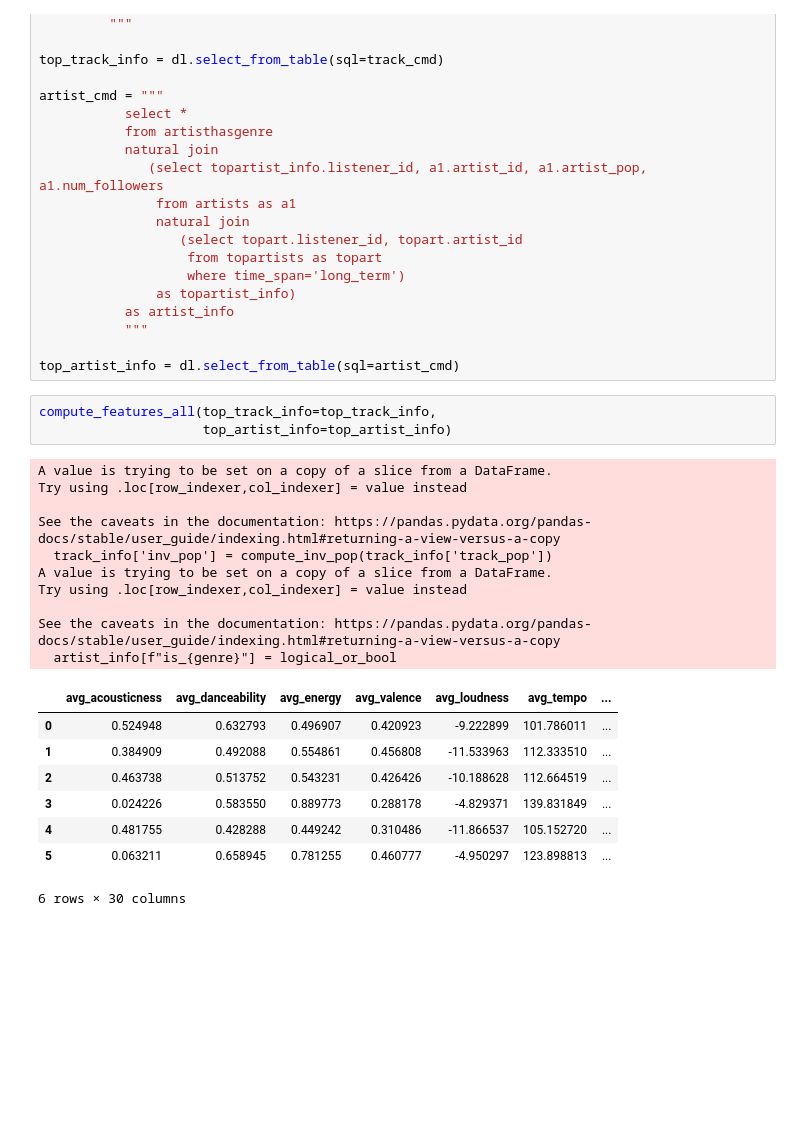
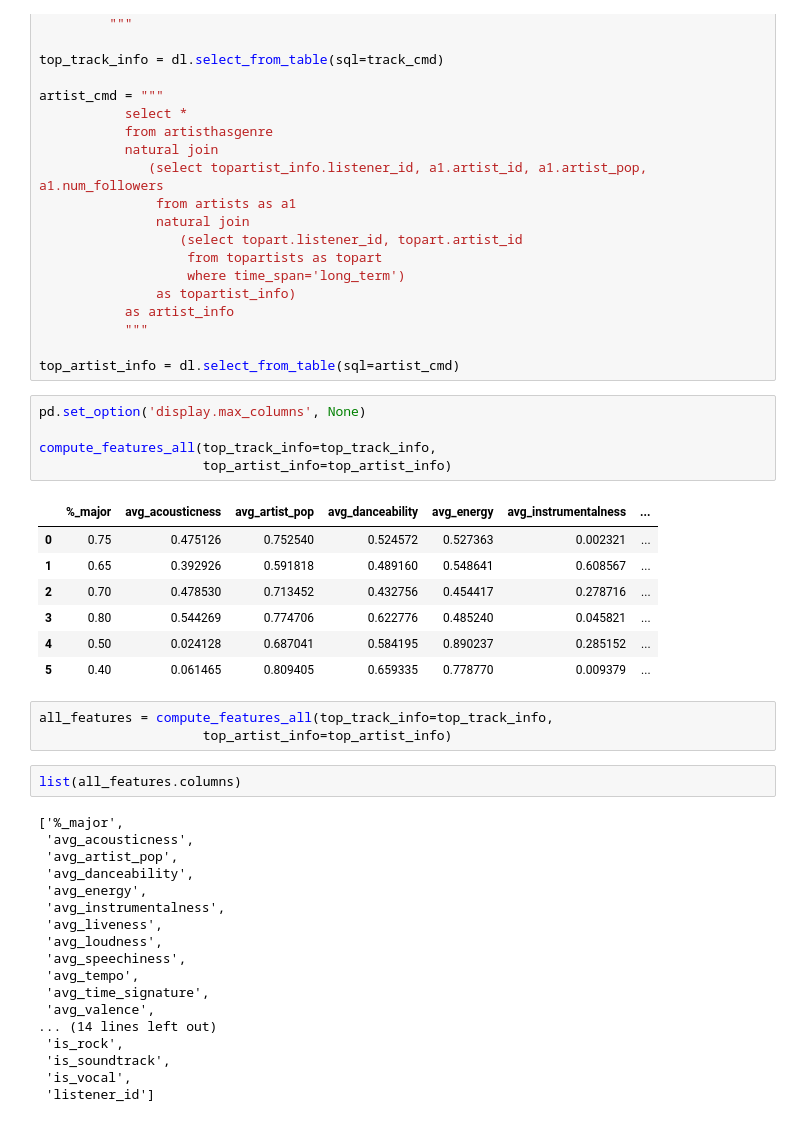
Before and after one commit to CS-316-Group/Project, a Jupyter notebook: notebooks/Music Taste Features.ipynb, the cells around one changed output. Drawn from its saved outputs; the diff is of its cells as text; blank space fills up the shorter version.

```diff
--- a/notebooks/Music Taste Features.ipynb
+++ b/notebooks/Music Taste Features.ipynb
@@ -159,25 +159,39 @@ artist_cmd = """
            """
 
 top_artist_info = dl.select_from_table(sql=artist_cmd)
+# %%
+pd.set_option('display.max_columns', None)
+
+compute_features_all(top_track_info=top_track_info,
+                     top_artist_info=top_artist_info)
+# %% [output]
+|  | %_major | avg_acousticness | avg_artist_pop | avg_danceability | avg_energy | avg_instrumentalness | ... |
+| 0 | 0.75 | 0.475126 | 0.752540 | 0.524572 | 0.527363 | 0.002321 | ... |
+| 1 | 0.65 | 0.392926 | 0.591818 | 0.489160 | 0.548641 | 0.608567 | ... |
+| 2 | 0.70 | 0.478530 | 0.713452 | 0.432756 | 0.454417 | 0.278716 | ... |
+| 3 | 0.80 | 0.544269 | 0.774706 | 0.622776 | 0.485240 | 0.045821 | ... |
+| 4 | 0.50 | 0.024128 | 0.687041 | 0.584195 | 0.890237 | 0.285152 | ... |
+| 5 | 0.40 | 0.061465 | 0.809405 | 0.659335 | 0.778770 | 0.009379 | ... |
 # %%
-compute_features_all(top_track_info=top_track_info,
+all_features = compute_features_all(top_track_info=top_track_info,
                      top_artist_info=top_artist_info)
-# %% [output]
-A value is trying to be set on a copy of a slice from a DataFrame.
-Try using .loc[row_indexer,col_indexer] = value instead
-
-See the caveats in the documentation: https://pandas.pydata.org/pandas-docs/stable/user_guide/indexing.html#returning-a-view-versus-a-copy
-  track_info['inv_pop'] = compute_inv_pop(track_info['track_pop'])
-A value is trying to be set on a copy of a slice from a DataFrame.
-Try using .loc[row_indexer,col_indexer] = value instead
-
-See the caveats in the documentation: https://pandas.pydata.org/pandas-docs/stable/user_guide/indexing.html#returning-a-view-versus-a-copy
-  artist_info[f"is_{genre}"] = logical_or_bool
-|  | avg_acousticness | avg_danceability | avg_energy | avg_valence | avg_loudness | avg_tempo | ... |
-| 0 | 0.524948 | 0.632793 | 0.496907 | 0.420923 | -9.222899 | 101.786011 | ... |
-| 1 | 0.384909 | 0.492088 | 0.554861 | 0.456808 | -11.533963 | 112.333510 | ... |
-| 2 | 0.463738 | 0.513752 | 0.543231 | 0.426426 | -10.188628 | 112.664519 | ... |
-| 3 | 0.024226 | 0.583550 | 0.889773 | 0.288178 | -4.829371 | 139.831849 | ... |
-| 4 | 0.481755 | 0.428288 | 0.449242 | 0.310486 | -11.866537 | 105.152720 | ... |
-| 5 | 0.063211 | 0.658945 | 0.781255 | 0.460777 | -4.950297 | 123.898813 | ... |
-6 rows × 30 columns
+# %%
+list(all_features.columns)
+# %% [output]
+['%_major',
+ 'avg_acousticness',
+ 'avg_artist_pop',
+ 'avg_danceability',
+ 'avg_energy',
+ 'avg_instrumentalness',
+ 'avg_liveness',
+ 'avg_loudness',
+ 'avg_speechiness',
+ 'avg_tempo',
+ 'avg_time_signature',
+ 'avg_valence',
+... (14 lines left out)
+ 'is_rock',
+ 'is_soundtrack',
+ 'is_vocal',
+ 'listener_id']
```
Also changed, not shown: parts of 10 cells of this notebook.
